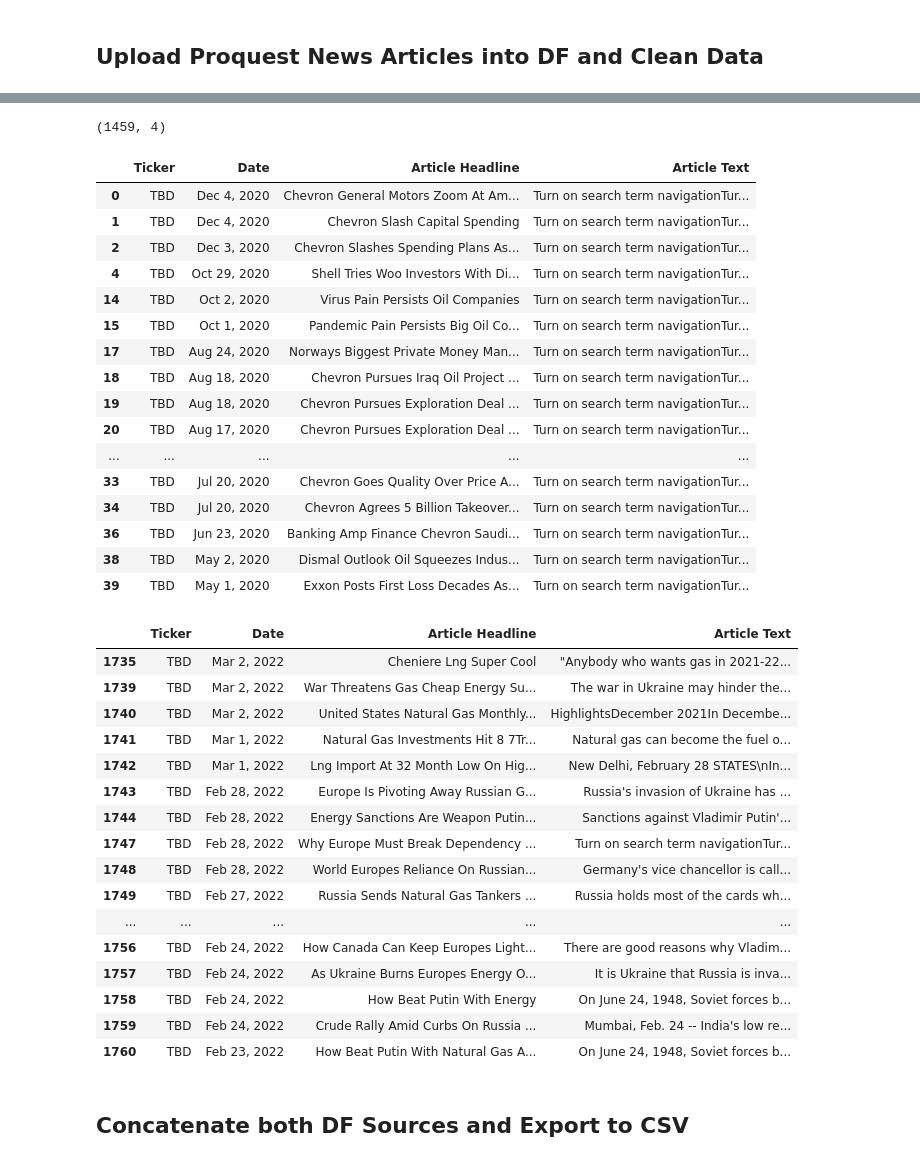
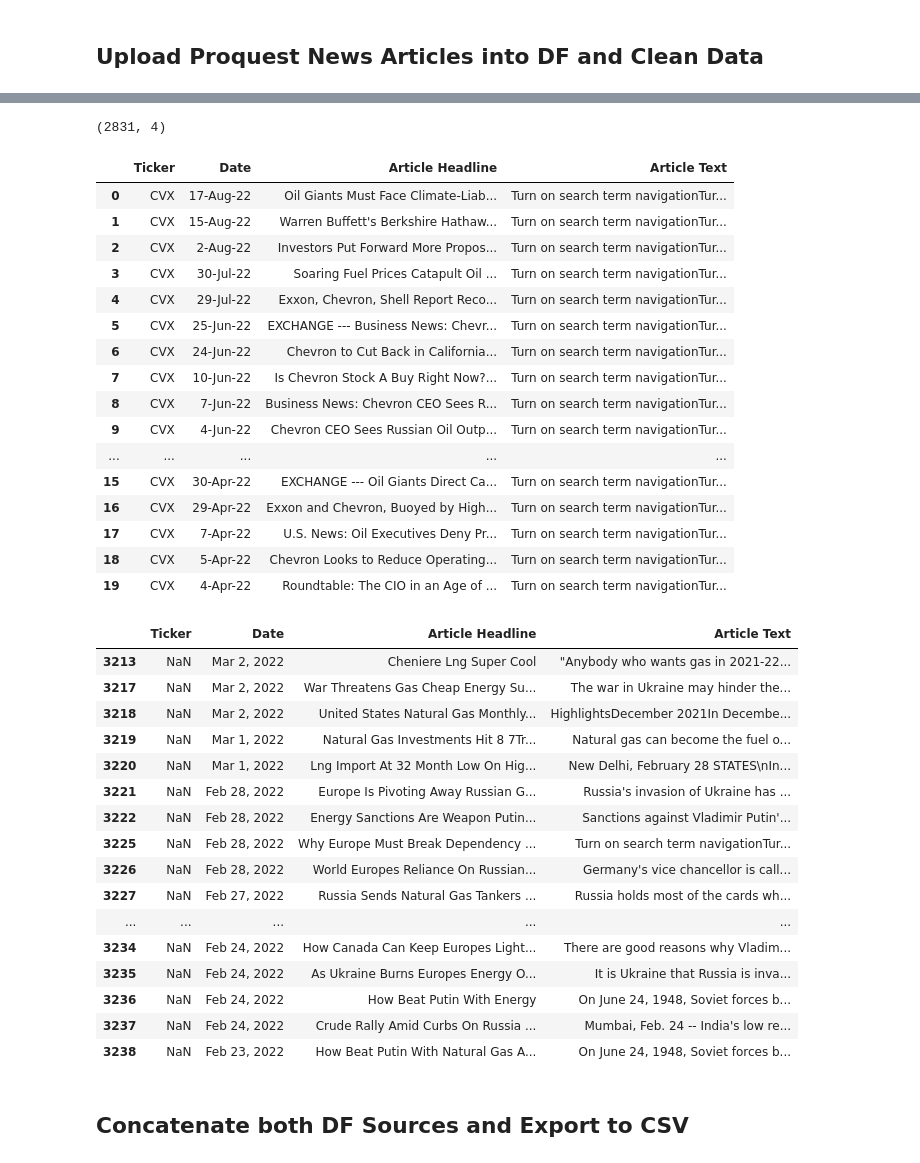
Before and after one commit to Kussil/Financial_Sentiment_LLM, a Jupyter notebook: Text_Data/Text_Preprocessing.ipynb, the cells around one changed output, grey strips where cells are left out. Saved outputs shown, nothing was run; the diff lists cells and outputs as text; code cells hidden in the pictures.

```diff
--- a/Text_Data/Text_Preprocessing.ipynb
+++ b/Text_Data/Text_Preprocessing.ipynb
@@ -56,19 +55,20 @@ display(invest_df.head())
 ## Upload Proquest News Articles into DF and Clean Data
 # %%
 # Import Chevron and Others
-proquest_df_cvx = pd.read_csv('CVX_Rice_project/Text_Data/proquest_newsarticles_CVX.csv')
-proquest_df_others = pd.read_csv('CVX_Rice_project/Text_Data/proquest_newsarticles_all_v2.csv')  # Currently empty for some reason, fix later
+proquest_df_cvx = pd.read_csv('CVX_Rice_project/Text_Data/Proquest_Articles_CVX.csv')
+proquest_df_xom = pd.read_csv('CVX_Rice_project/Text_Data/ProQuest_Articles_XOM.csv')
+proquest_df_others = pd.read_csv('CVX_Rice_project/Text_Data/proquest_newsarticles_all_v2.csv')
 
 # Append dfs
-proquest_df = pd.concat([proquest_df_cvx, proquest_df_others], ignore_index=True)
+proquest_df = pd.concat([proquest_df_cvx, proquest_df_xom, proquest_df_others], ignore_index=True)
 display(proquest_df_cvx.shape)
+display(proquest_df_xom.shape)
 display(proquest_df_others.shape)
 display(proquest_df.shape)
 
 # Rename drop, and reorder columns
 proquest_df = proquest_df.rename(columns={'Title': 'Article Headline', 'Full Article Text': 'Article Text'})
 proquest_df = proquest_df.drop(['URL'], axis=1)
-proquest_df['Ticker'] = "TBD" # Temp column until ticker added
 proquest_df = proquest_df.reindex(columns=new_order)
 display(proquest_df.head())
 # %% [output]
@@ -118,13 +119,13 @@ The shortest article text is: 'Turn on search term navigationTurn on search term
 # %%
 # Look for duplicate rows
-duplicates = proquest_df[proquest_df.duplicated(subset=['Date', 'Article Headline'], keep=False)]
+duplicates = proquest_df[proquest_df.duplicated(subset=['Ticker', 'Date', 'Article Headline'], keep=False)]
 duplicate_count = duplicates.shape[0]
 print(f"Number of duplicate rows: {duplicate_count}")
 print(duplicates)
 print()
 
 # Drop duplicates and keep the first occurrence
-proquest_df = proquest_df.drop_duplicates(subset=['Date', 'Article Headline'], keep='first')
+proquest_df = proquest_df.drop_duplicates(subset=['Ticker', 'Date', 'Article Headline'], keep='first')
 display(proquest_df.shape)
 display(proquest_df.head(20))
 display(proquest_df.tail(20))
@@ -149,38 +150,38 @@ Number of duplicate rows: 244
-(1459, 4)
+(2831, 4)
 |  | Ticker | Date | Article Headline | Article Text |
-| 0 | TBD | Dec 4, 2020 | Chevron General Motors Zoom At Am... | Turn on search term navigationTur... |
-| 1 | TBD | Dec 4, 2020 | Chevron Slash Capital Spending | Turn on search term navigationTur... |
-| 2 | TBD | Dec 3, 2020 | Chevron Slashes Spending Plans As... | Turn on search term navigationTur... |
-| 4 | TBD | Oct 29, 2020 | Shell Tries Woo Investors With Di... | Turn on search term navigationTur... |
-| 14 | TBD | Oct 2, 2020 | Virus Pain Persists Oil Companies | Turn on search term navigationTur... |
-| 15 | TBD | Oct 1, 2020 | Pandemic Pain Persists Big Oil Co... | Turn on search term navigationTur... |
-| 17 | TBD | Aug 24, 2020 | Norways Biggest Private Money Man... | Turn on search term navigationTur... |
-| 18 | TBD | Aug 18, 2020 | Chevron Pursues Iraq Oil Project ... | Turn on search term navigationTur... |
-| 19 | TBD | Aug 18, 2020 | Chevron Pursues Exploration Deal ... | Turn on search term navigationTur... |
-| 20 | TBD | Aug 17, 2020 | Chevron Pursues Exploration Deal ... | Turn on search term navigationTur... |
+| 0 | CVX | 17-Aug-22 | Oil Giants Must Face Climate-Liab... | Turn on search term navigationTur... |
+| 1 | CVX | 15-Aug-22 | Warren Buffett's Berkshire Hathaw... | Turn on search term navigationTur... |
+| 2 | CVX | 2-Aug-22 | Investors Put Forward More Propos... | Turn on search term navigationTur... |
+| 3 | CVX | 30-Jul-22 | Soaring Fuel Prices Catapult Oil ... | Turn on search term navigationTur... |
+| 4 | CVX | 29-Jul-22 | Exxon, Chevron, Shell Report Reco... | Turn on search term navigationTur... |
+| 5 | CVX | 25-Jun-22 | EXCHANGE --- Business News: Chevr... | Turn on search term navigationTur... |
+| 6 | CVX | 24-Jun-22 | Chevron to Cut Back in California... | Turn on search term navigationTur... |
+| 7 | CVX | 10-Jun-22 | Is Chevron Stock A Buy Right Now?... | Turn on search term navigationTur... |
+| 8 | CVX | 7-Jun-22 | Business News: Chevron CEO Sees R... | Turn on search term navigationTur... |
+| 9 | CVX | 4-Jun-22 | Chevron CEO Sees Russian Oil Outp... | Turn on search term navigationTur... |
 | ... | ... | ... | ... | ... |
-| 33 | TBD | Jul 20, 2020 | Chevron Goes Quality Over Price A... | Turn on search term navigationTur... |
-| 34 | TBD | Jul 20, 2020 | Chevron Agrees 5 Billion Takeover... | Turn on search term navigationTur... |
-| 36 | TBD | Jun 23, 2020 | Banking Amp Finance Chevron Saudi... | Turn on search term navigationTur... |
-| 38 | TBD | May 2, 2020 | Dismal Outlook Oil Squeezes Indus... | Turn on search term navigationTur... |
-| 39 | TBD | May 1, 2020 | Exxon Posts First Loss Decades As... | Turn on search term navigationTur... |
+| 15 | CVX | 30-Apr-22 | EXCHANGE --- Oil Giants Direct Ca... | Turn on search term navigationTur... |
+| 16 | CVX | 29-Apr-22 | Exxon and Chevron, Buoyed by High... | Turn on search term navigationTur... |
+| 17 | CVX | 7-Apr-22 | U.S. News: Oil Executives Deny Pr... | Turn on search term navigationTur... |
+| 18 | CVX | 5-Apr-22 | Chevron Looks to Reduce Operating... | Turn on search term navigationTur... |
+| 19 | CVX | 4-Apr-22 | Roundtable: The CIO in an Age of ... | Turn on search term navigationTur... |
 |  | Ticker | Date | Article Headline | Article Text |
-| 1735 | TBD | Mar 2, 2022 | Cheniere Lng Super Cool | "Anybody who wants gas in 2021-22... |
-| 1739 | TBD | Mar 2, 2022 | War Threatens Gas Cheap Energy Su... | The war in Ukraine may hinder the... |
-| 1740 | TBD | Mar 2, 2022 | United States Natural Gas Monthly... | HighlightsDecember 2021In Decembe... |
-| 1741 | TBD | Mar 1, 2022 | Natural Gas Investments Hit 8 7Tr... | Natural gas can become the fuel o... |
-| 1742 | TBD | Mar 1, 2022 | Lng Import At 32 Month Low On Hig... | New Delhi, February 28 STATES\nIn... |
-| 1743 | TBD | Feb 28, 2022 | Europe Is Pivoting Away Russian G... | Russia's invasion of Ukraine has ... |
-| 1744 | TBD | Feb 28, 2022 | Energy Sanctions Are Weapon Putin... | Sanctions against Vladimir Putin'... |
-| 1747 | TBD | Feb 28, 2022 | Why Europe Must Break Dependency ... | Turn on search term navigationTur... |
-| 1748 | TBD | Feb 28, 2022 | World Europes Reliance On Russian... | Germany's vice chancellor is call... |
-| 1749 | TBD | Feb 27, 2022 | Russia Sends Natural Gas Tankers ... | Russia holds most of the cards wh... |
+| 3213 | NaN | Mar 2, 2022 | Cheniere Lng Super Cool | "Anybody who wants gas in 2021-22... |
+| 3217 | NaN | Mar 2, 2022 | War Threatens Gas Cheap Energy Su... | The war in Ukraine may hinder the... |
+| 3218 | NaN | Mar 2, 2022 | United States Natural Gas Monthly... | HighlightsDecember 2021In Decembe... |
+| 3219 | NaN | Mar 1, 2022 | Natural Gas Investments Hit 8 7Tr... | Natural gas can become the fuel o... |
+| 3220 | NaN | Mar 1, 2022 | Lng Import At 32 Month Low On Hig... | New Delhi, February 28 STATES\nIn... |
+| 3221 | NaN | Feb 28, 2022 | Europe Is Pivoting Away Russian G... | Russia's invasion of Ukraine has ... |
+| 3222 | NaN | Feb 28, 2022 | Energy Sanctions Are Weapon Putin... | Sanctions against Vladimir Putin'... |
+| 3225 | NaN | Feb 28, 2022 | Why Europe Must Break Dependency ... | Turn on search term navigationTur... |
+| 3226 | NaN | Feb 28, 2022 | World Europes Reliance On Russian... | Germany's vice chancellor is call... |
+| 3227 | NaN | Feb 27, 2022 | Russia Sends Natural Gas Tankers ... | Russia holds most of the cards wh... |
 | ... | ... | ... | ... | ... |
-| 1756 | TBD | Feb 24, 2022 | How Canada Can Keep Europes Light... | There are good reasons why Vladim... |
-| 1757 | TBD | Feb 24, 2022 | As Ukraine Burns Europes Energy O... | It is Ukraine that Russia is inva... |
-| 1758 | TBD | Feb 24, 2022 | How Beat Putin With Energy | On June 24, 1948, Soviet forces b... |
-| 1759 | TBD | Feb 24, 2022 | Crude Rally Amid Curbs On Russia ... | Mumbai, Feb. 24 -- India's low re... |
-| 1760 | TBD | Feb 23, 2022 | How Beat Putin With Natural Gas A... | On June 24, 1948, Soviet forces b... |
+| 3234 | NaN | Feb 24, 2022 | How Canada Can Keep Europes Light... | There are good reasons why Vladim... |
+| 3235 | NaN | Feb 24, 2022 | As Ukraine Burns Europes Energy O... | It is Ukraine that Russia is inva... |
+| 3236 | NaN | Feb 24, 2022 | How Beat Putin With Energy | On June 24, 1948, Soviet forces b... |
+| 3237 | NaN | Feb 24, 2022 | Crude Rally Amid Curbs On Russia ... | Mumbai, Feb. 24 -- India's low re... |
+| 3238 | NaN | Feb 23, 2022 | How Beat Putin With Natural Gas A... | On June 24, 1948, Soviet forces b... |
 # %% [markdown]
 ## Concatenate both DF Sources and Export to CSV
 # %%
```
Also changed, not shown: parts of 5 cells of this notebook.
